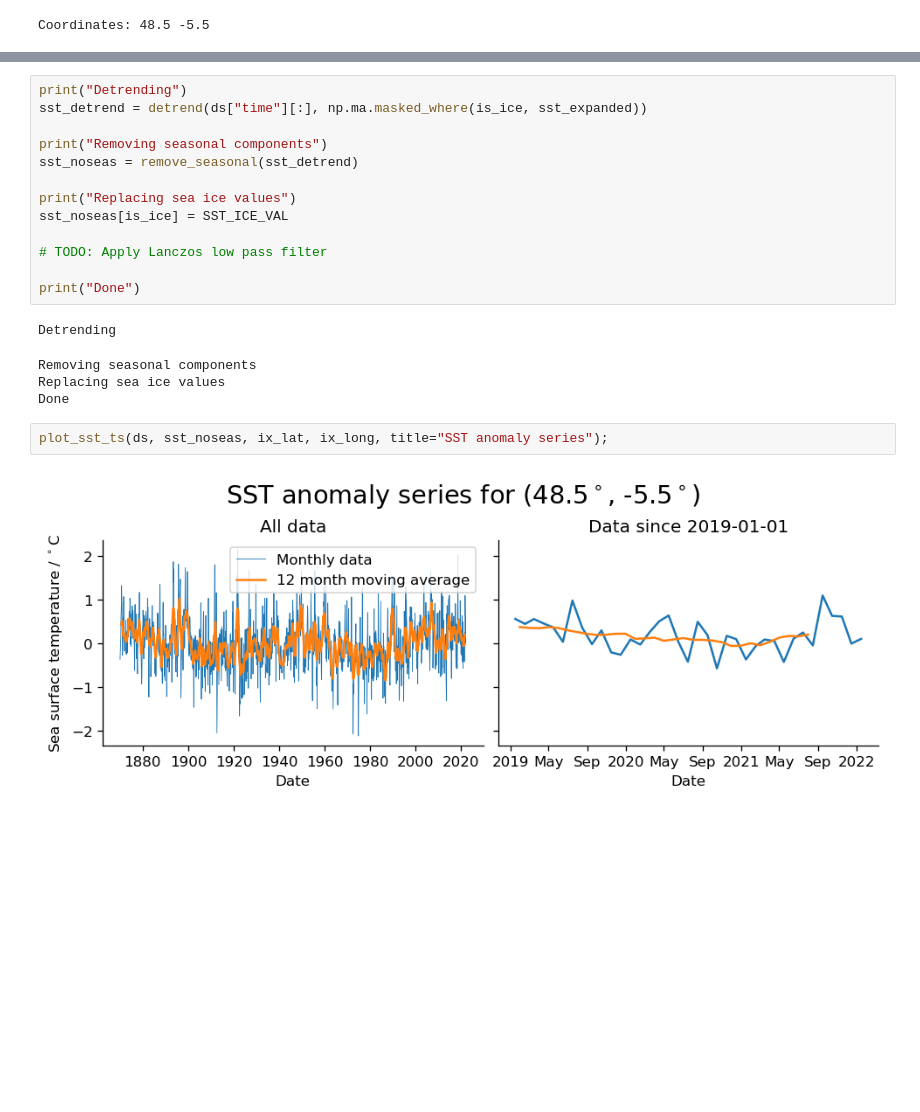
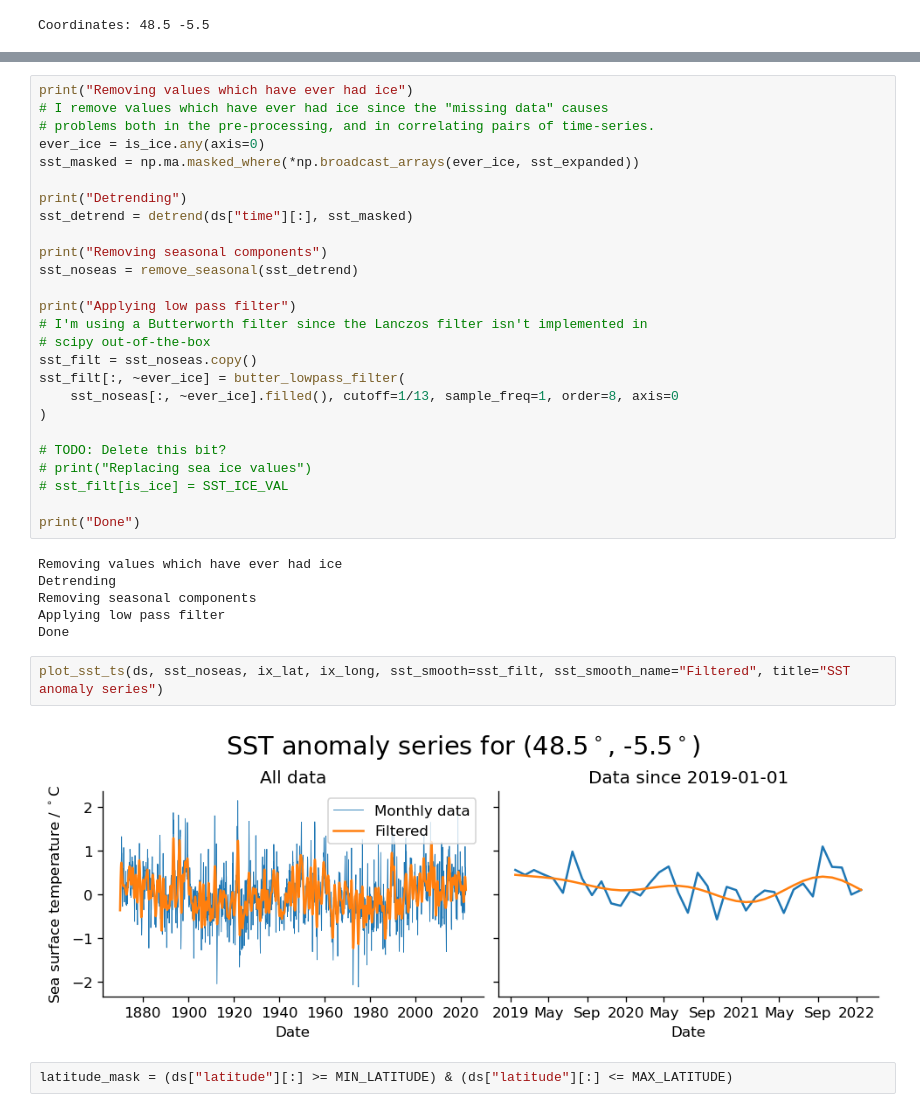
Before and after one commit to JackBuck/MA4M4-assignment, a Jupyter notebook: notebooks/Exploring_SST_Data.ipynb, the cells around one changed output, grey strips where cells are left out. Saved outputs shown, nothing was run; the diff lists cells and outputs as text; blank space fills up the shorter version.

Commit message:
Add low-pass filter

```diff
--- a/notebooks/Exploring_SST_Data.ipynb
+++ b/notebooks/Exploring_SST_Data.ipynb
@@ -201,22 +228,38 @@ def remove_seasonal(y):
 # %%
+print("Removing values which have ever had ice")
+# I remove values which have ever had ice since the "missing data" causes
+# problems both in the pre-processing, and in correlating pairs of time-series.
+ever_ice = is_ice.any(axis=0)
+sst_masked = np.ma.masked_where(*np.broadcast_arrays(ever_ice, sst_expanded))
+
 print("Detrending")
-sst_detrend = detrend(ds["time"][:], np.ma.masked_where(is_ice, sst_expanded))
+sst_detrend = detrend(ds["time"][:], sst_masked)
 
 print("Removing seasonal components")
 sst_noseas = remove_seasonal(sst_detrend)
 
-print("Replacing sea ice values")
-sst_noseas[is_ice] = SST_ICE_VAL
+print("Applying low pass filter")
+# I'm using a Butterworth filter since the Lanczos filter isn't implemented in
+# scipy out-of-the-box
+sst_filt = sst_noseas.copy()
+sst_filt[:, ~ever_ice] = butter_lowpass_filter(
+    sst_noseas[:, ~ever_ice].filled(), cutoff=1/13, sample_freq=1, order=8, axis=0
+)
 
-# TODO: Apply Lanczos low pass filter
+# TODO: Delete this bit?
+# print("Replacing sea ice values")
+# sst_filt[is_ice] = SST_ICE_VAL
 
 print("Done")
 # %% [output]
+Removing values which have ever had ice
 Detrending
+Removing seasonal components
+Applying low pass filter
+Done
-Removing seasonal components
-Replacing sea ice values
-Done
-# %%
-plot_sst_ts(ds, sst_noseas, ix_lat, ix_long, title="SST anomaly series");
-# %% [output]
-[figure, removed]
+# %%
+plot_sst_ts(ds, sst_noseas, ix_lat, ix_long, sst_smooth=sst_filt, sst_smooth_name="Filtered", title="SST anomaly series")
+# %% [output]
+[figure, added]
+# %%
+latitude_mask = (ds["latitude"][:] >= MIN_LATITUDE) & (ds["latitude"][:] <= MAX_LATITUDE)
```
Also changed, not shown: parts of 6 cells of this notebook.
